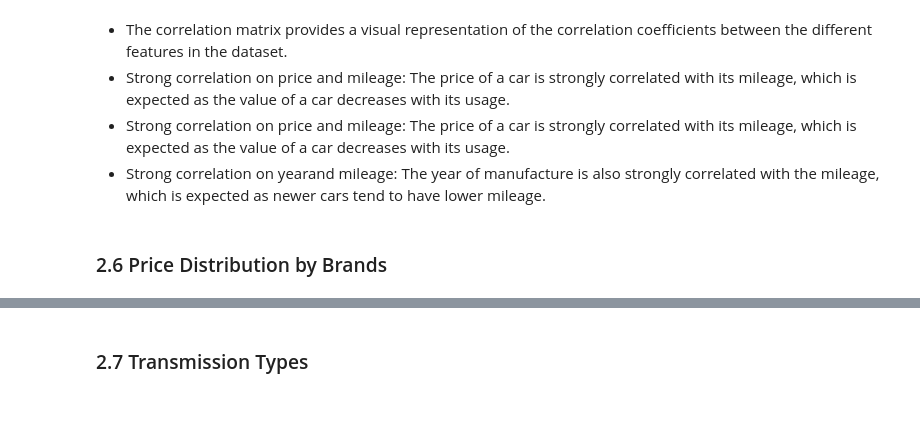
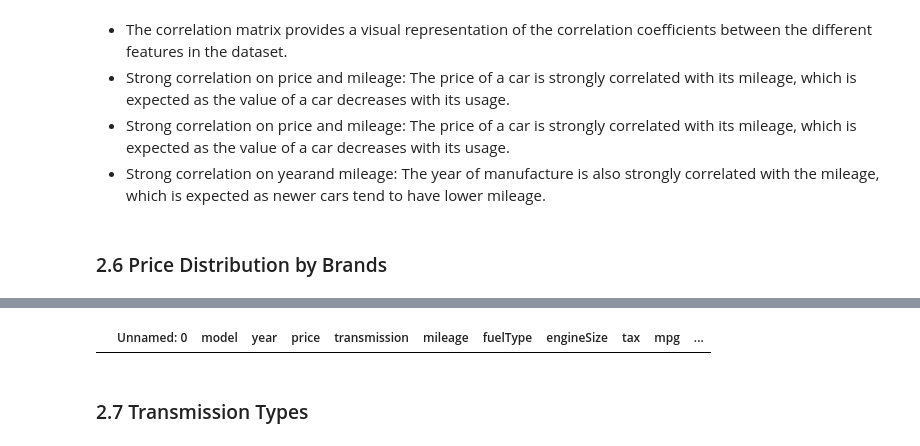
Before and after one commit to d-widyantama/ML-Regression-UsedCarsPrediction-finpro-alpha, a Jupyter notebook: 3-EDA.ipynb, the cells around one changed output, grey strips where cells are left out. Drawn from its saved outputs; the diff is of its cells as text; code cells hidden in the pictures; blank space fills up the shorter version.

```diff
--- a/3-EDA.ipynb
+++ b/3-EDA.ipynb
@@ -196,3 +196,7 @@ plt.show()
+# %%
+combined_final[combined_final['price'] == 0]
+# %% [output]
+|  | Unnamed: 0 | model | year | price | transmission | mileage | fuelType | engineSize | tax | mpg | ... |
 # %% [markdown]
 ### 2.7 Transmission Types
 # %%
```
Also changed, not shown: parts of 4 cells of this notebook, 3 other files.
